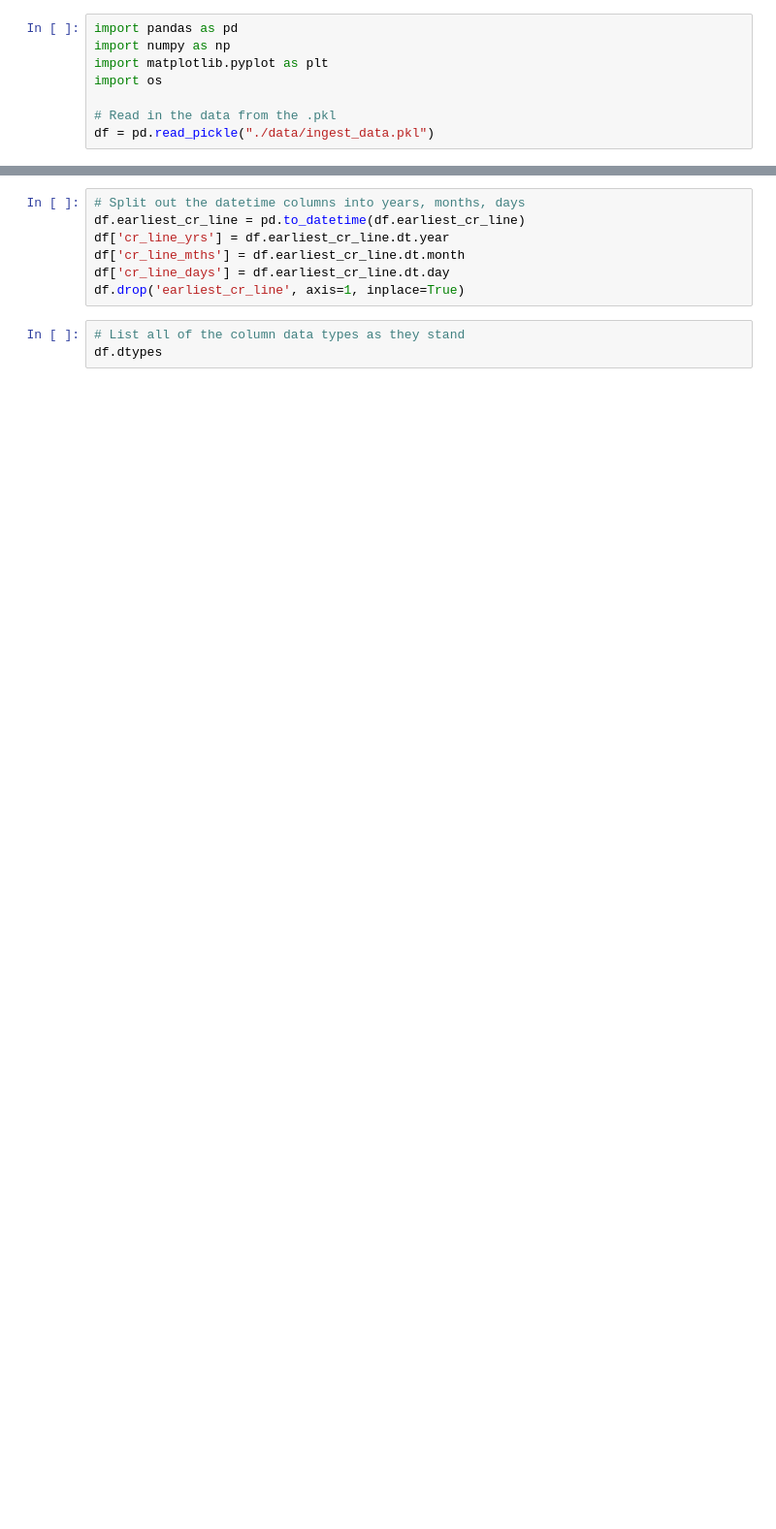
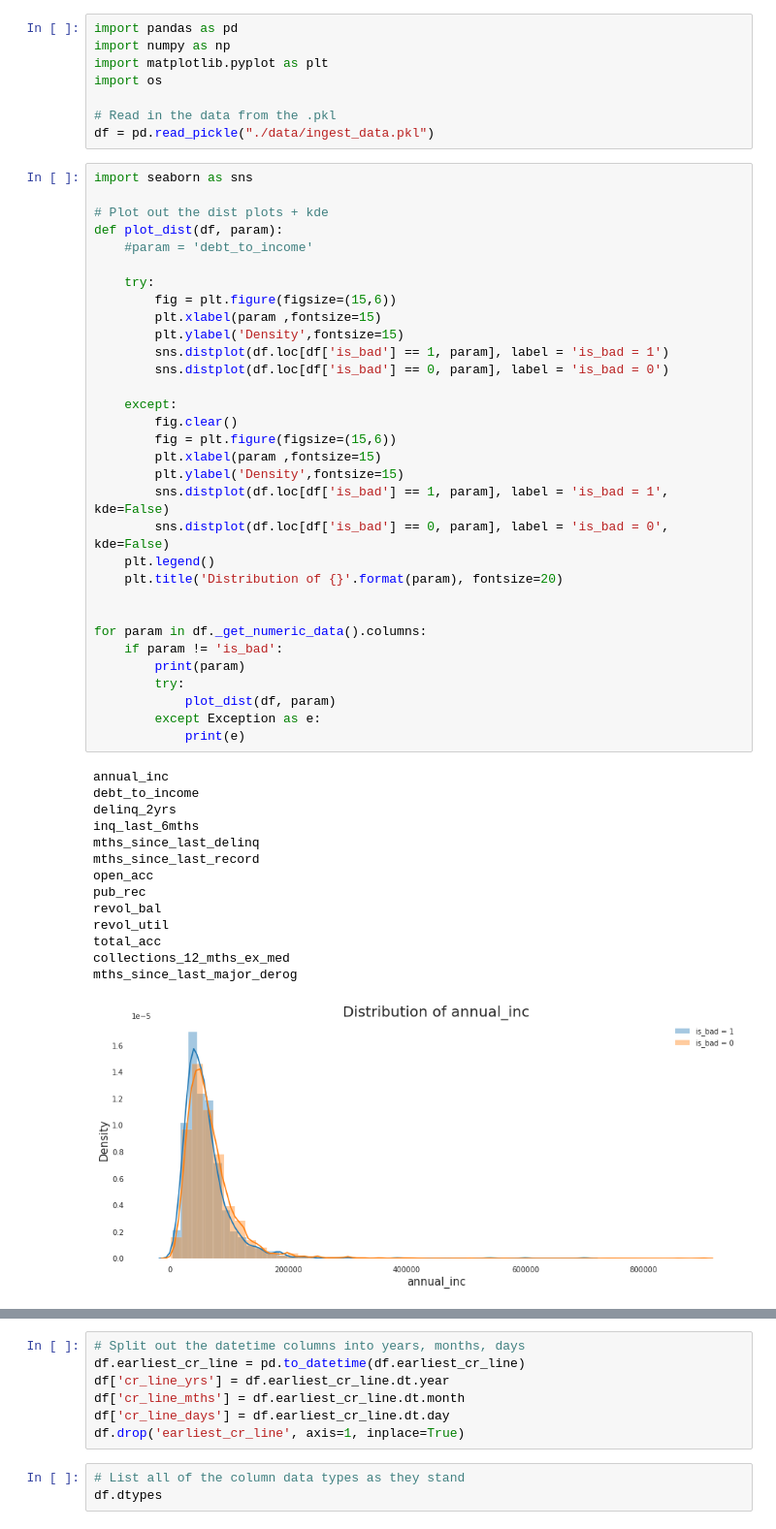
Before and after one commit to ryanrusson/lendingclub, a Jupyter notebook: eda.ipynb, the cells around one changed output, grey strips where cells are left out. Shown at 97% size. Saved outputs shown, nothing was run; the diff lists cells and outputs as text; blank space fills up the shorter version.

```diff
--- a/eda.ipynb
+++ b/eda.ipynb
@@ -18,3 +19,50 @@ import os
 
 # Read in the data from the .pkl
 df = pd.read_pickle("./data/ingest_data.pkl")
+# %%
+import seaborn as sns
+
+# Plot out the dist plots + kde
+def plot_dist(df, param):
+    #param = 'debt_to_income'
+
+    try:
+        fig = plt.figure(figsize=(15,6))
+        plt.xlabel(param ,fontsize=15)
+        plt.ylabel('Density',fontsize=15)
+        sns.distplot(df.loc[df['is_bad'] == 1, param], label = 'is_bad = 1')
+        sns.distplot(df.loc[df['is_bad'] == 0, param], label = 'is_bad = 0')
+
+    except:
+        fig.clear()
+        fig = plt.figure(figsize=(15,6))
+        plt.xlabel(param ,fontsize=15)
+        plt.ylabel('Density',fontsize=15)
+        sns.distplot(df.loc[df['is_bad'] == 1, param], label = 'is_bad = 1', kde=False)
+        sns.distplot(df.loc[df['is_bad'] == 0, param], label = 'is_bad = 0', kde=False)
+    plt.legend()
+    plt.title('Distribution of {}'.format(param), fontsize=20)
+
+
+for param in df._get_numeric_data().columns:
+    if param != 'is_bad':
+        print(param)
+        try:
+            plot_dist(df, param)
+        except Exception as e:
+            print(e)
+# %% [output]
+annual_inc
+debt_to_income
+delinq_2yrs
+inq_last_6mths
+mths_since_last_delinq
+mths_since_last_record
+open_acc
+pub_rec
+revol_bal
+revol_util
+total_acc
+collections_12_mths_ex_med
+mths_since_last_major_derog
+[figure, added]
```
Also changed, not shown: parts of 50 cells of this notebook, 32 other files.
